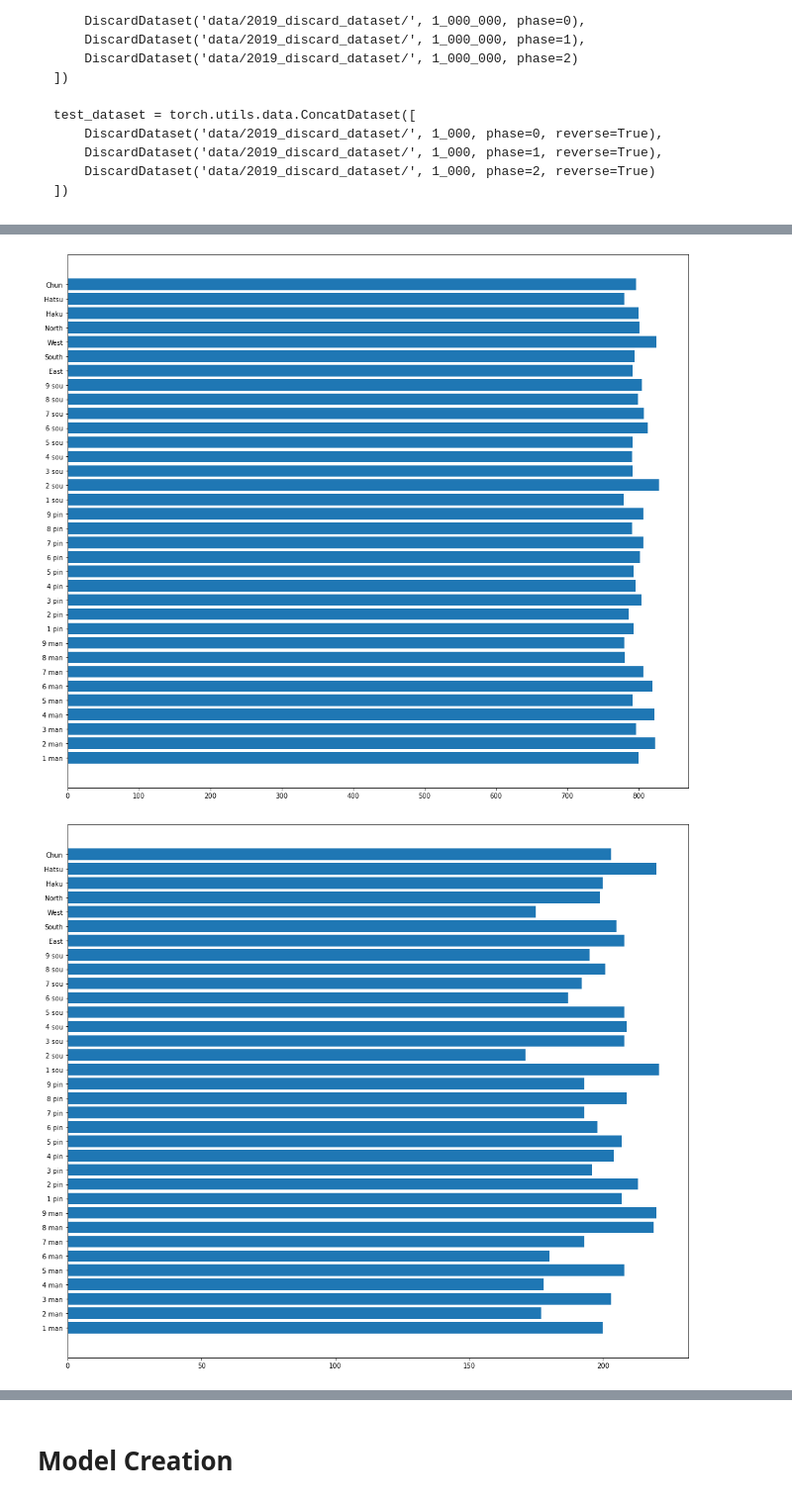
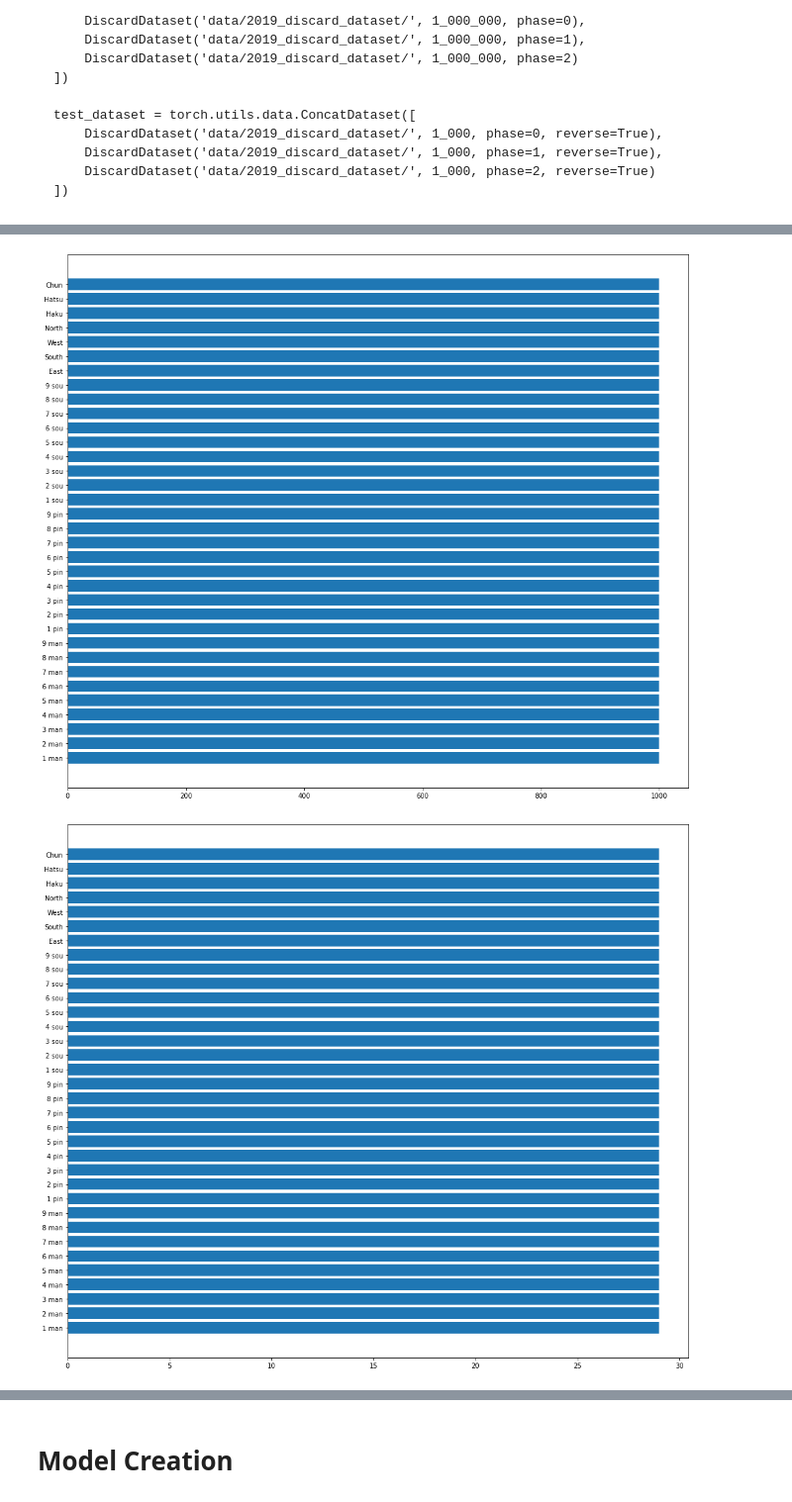
Before and after one commit to TrongTheAlpaca/mahjong_project, a Jupyter notebook: model.ipynb, the cells around one changed output, grey strips where cells are left out. Shown at 99% size. Cells and saved outputs as stored; diff of their text form; code cells hidden in the pictures.

Commit message:
Fixed non-balanced dataset

```diff
--- a/model.ipynb
+++ b/model.ipynb
@@ -133,7 +134,7 @@ np.random.seed(0)
 
 DEVICE = torch.device("cuda")
 EPOCHS = 20
-DATASET_CONFIG = 'test_heavy'
+DATASET_CONFIG = 'balanced_test'
 SHUFFLE_DATASET = True
 
 if DEVICE.type == 'cuda':
@@ -321,10 +332,9 @@ Name: balanced_test, dtype: object
 # %%
-def get_years(code: int) -> list:
+def get_years(code: str) -> list:
+    code = int(f"0b{code:0>11}", 2)
     found_years = []
     for i in range(11):
         if (code >> i) & 1:
             found_years.append(2019 - i)
     found_years.reverse()
     return found_years
-
-get_years(0b01011111111)
@@ -333,3 +341,11 @@ get_years(0b01011111111)
+# %%
+def get_balanced_data_options(code: str):
+    results = [False, False, False]
+    code = int(f"0b{code:0>11}", 2)
+    results[0] = code & 0b100 != 0
+    results[1] = code & 0b010 != 0
+    results[2] = code & 0b001 != 0
+    return results
 # %%
 print("\nLOADING DATASETS:\n")
 
@@ -373,8 +412,6 @@ Loading Dataset with 1000 rows (All Phases)
 # %%
 # TRAINING SET DISTRIBUTION
-_ys = [data['y'] for data in train_loader]
-ff = torch.flatten(torch.cat(_ys))
-keys, counts = np.unique(ff, return_counts=True)
+keys, counts = np.unique(train_dataset.y_data, return_counts=True)
 fig = plt.figure(figsize=(17, 15))
 ax = plt.gca()
 plt.barh(keys, counts)
@@ -382,17 +419,15 @@ plt.barh(keys, counts)
 plt.yticks(range(34), ticks_tiles_oneline)
 plt.show()
 # %% [output]
-[figure, old version]
+[figure, new version]
 # %%
 # VALIDATION SET DISTRIBUTION
-_ys = [data['y'] for data in validation_loader]
-ff = torch.flatten(torch.cat(_ys))
-keys, counts = np.unique(ff, return_counts=True)
+keys, counts = np.unique(validation_dataset.y_data, return_counts=True)
 fig = plt.figure(figsize=(17, 15))
 ax = plt.gca()
 plt.barh(keys, counts)
 
 plt.yticks(range(34), ticks_tiles_oneline)
 plt.show()
 # %% [output]
-[figure, old version]
+[figure, new version]
```
Also changed, not shown: parts of 19 cells of this notebook, 1 other file.
